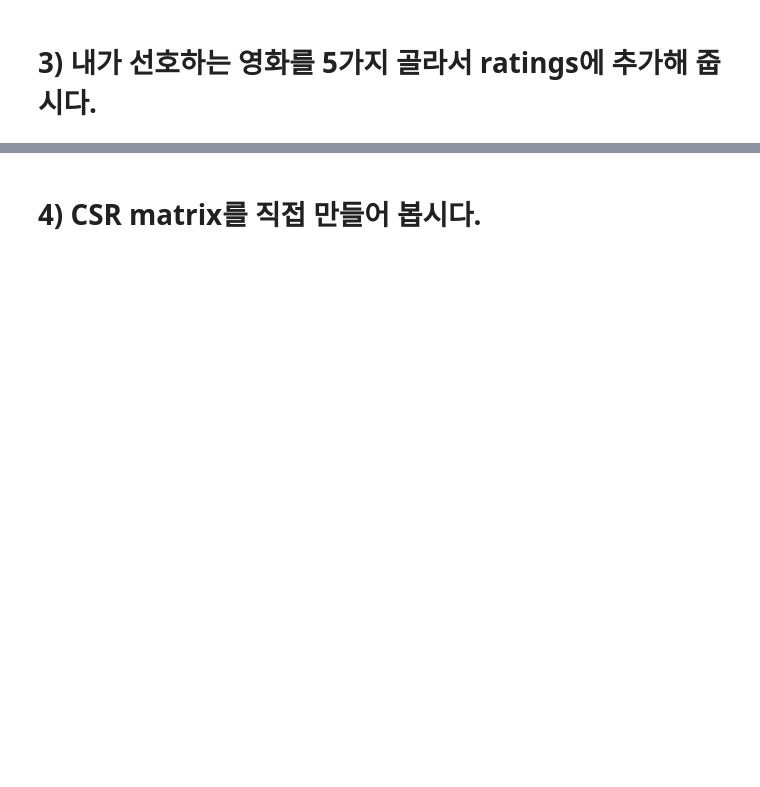
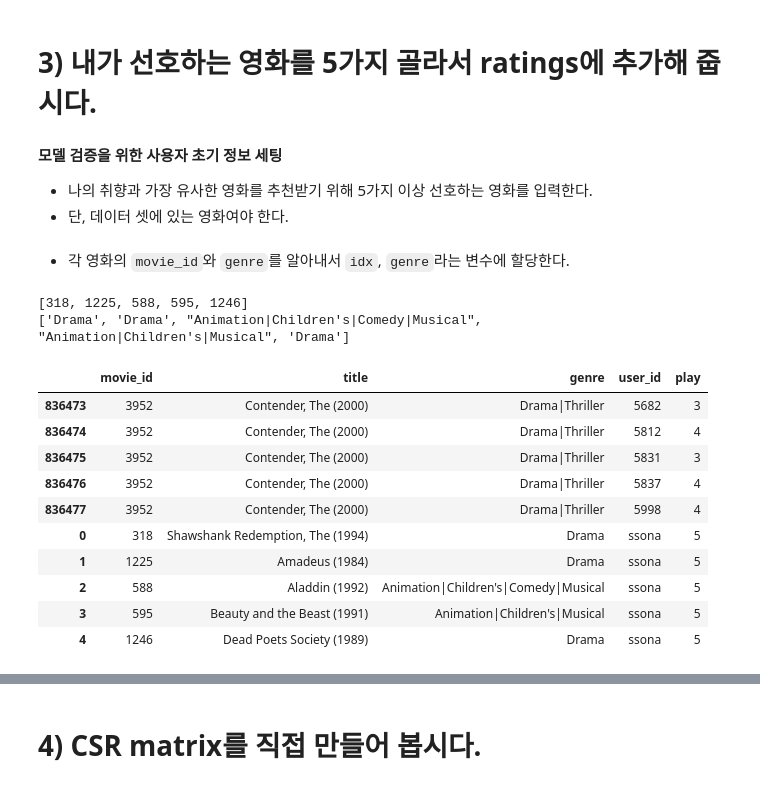
Before and after one commit to Seona056/AIFFEL_Daegu, a Jupyter notebook: [E-14] Movielens 영화 추천 실습.ipynb, the cells around one changed output, grey strips where cells are left out. Drawn from its saved outputs; the diff is of its cells as text; code cells hidden in the pictures; blank space fills up the shorter version.

```diff
--- a/[E-14] Movielens 영화 추천 실습.ipynb
+++ b/[E-14] Movielens 영화 추천 실습.ipynb
@@ -71,0 +135,11 @@ movies.head()
+# %%
+# pd.merge() 안에 묶고자 하는 데이터프레임들을 입력한다.
+# movie_id 가 같기 때문에, 이를 기준으로 오른쪽에 ratings를 붙여준다.
+# 이어붙인 값을 = 을 통해 combined 라는 변수에 할당
+data = pd.merge(movies, ratings)
+
+# timestamp 삭제
+data.drop(['timestamp'], axis=1, inplace=True)
+
+# movie_id 를 기준으로 컬럼들 추가된 것이므로, 모든 컬럼들이 있는지 확인한다.
+data.head()
@@ -75,0 +250,5 @@ movies.head()
+# %% [markdown]
+**모델 검증을 위한 사용자 초기 정보 세팅**
+
+- 나의 취향과 가장 유사한 영화를 추천받기 위해 5가지 이상 선호하는 영화를 입력한다.
+- 단, 데이터 셋에 있는 영화여야 한다.
@@ -75,0 +258,38 @@ movies.head()
+# %% [markdown]
+- 각 영화의 `movie_id`와 `genre`를 알아내서 `idx`, `genre`라는 변수에 할당한다.
+# %%
+idx = []
+genre = []
+
+for i in my_favorite:
+    a = data.index[data['title'] == i].tolist() # title 컬럼에서 영화제목을 검색해서 인덱스를 리스트로 만든다.
+    b = data.iloc[a[0] ,0]
+    c = data.iloc[a[0] ,2]
+    idx.append(b)
+    genre.append(c)
+
+print(idx)
+print(genre)
+# %% [output]
+[318, 1225, 588, 595, 1246]
+['Drama', 'Drama', "Animation|Children's|Comedy|Musical", "Animation|Children's|Musical", 'Drama']
+# %%
+# 'ssona'라는 user_id가 위 영화를 5회씩 봤다고 가정한다.
+my_playlist = pd.DataFrame({'movie_id' : idx, 'genre' : genre, 'user_id': ['ssona']*5, 'title': my_favorite, 'play':[5]*5})
+
+if not data.isin({'user_id':['ssona']})['user_id'].any():  # user_id에 'zimin'이라는 데이터가 없다면
+    data = data.append(my_playlist)                           # 위에 임의로 만든 my_favorite 데이터를 추가해 줍니다.
+
+data.tail(10)       # 잘 추가되었는지 확인해 봅시다.
+# %% [output]
+|  | movie_id | title | genre | user_id | play |
+| 836473 | 3952 | Contender, The (2000) | Drama|Thriller | 5682 | 3 |
+| 836474 | 3952 | Contender, The (2000) | Drama|Thriller | 5812 | 4 |
+| 836475 | 3952 | Contender, The (2000) | Drama|Thriller | 5831 | 3 |
+| 836476 | 3952 | Contender, The (2000) | Drama|Thriller | 5837 | 4 |
+| 836477 | 3952 | Contender, The (2000) | Drama|Thriller | 5998 | 4 |
+| 0 | 318 | Shawshank Redemption, The (1994) | Drama | ssona | 5 |
+| 1 | 1225 | Amadeus (1984) | Drama | ssona | 5 |
+| 2 | 588 | Aladdin (1992) | Animation|Children's|Comedy|Musical | ssona | 5 |
+| 3 | 595 | Beauty and the Beast (1991) | Animation|Children's|Musical | ssona | 5 |
+| 4 | 1246 | Dead Poets Society (1989) | Drama | ssona | 5 |
```
Also changed, not shown: parts of 128 cells of this notebook, 1 other file.
